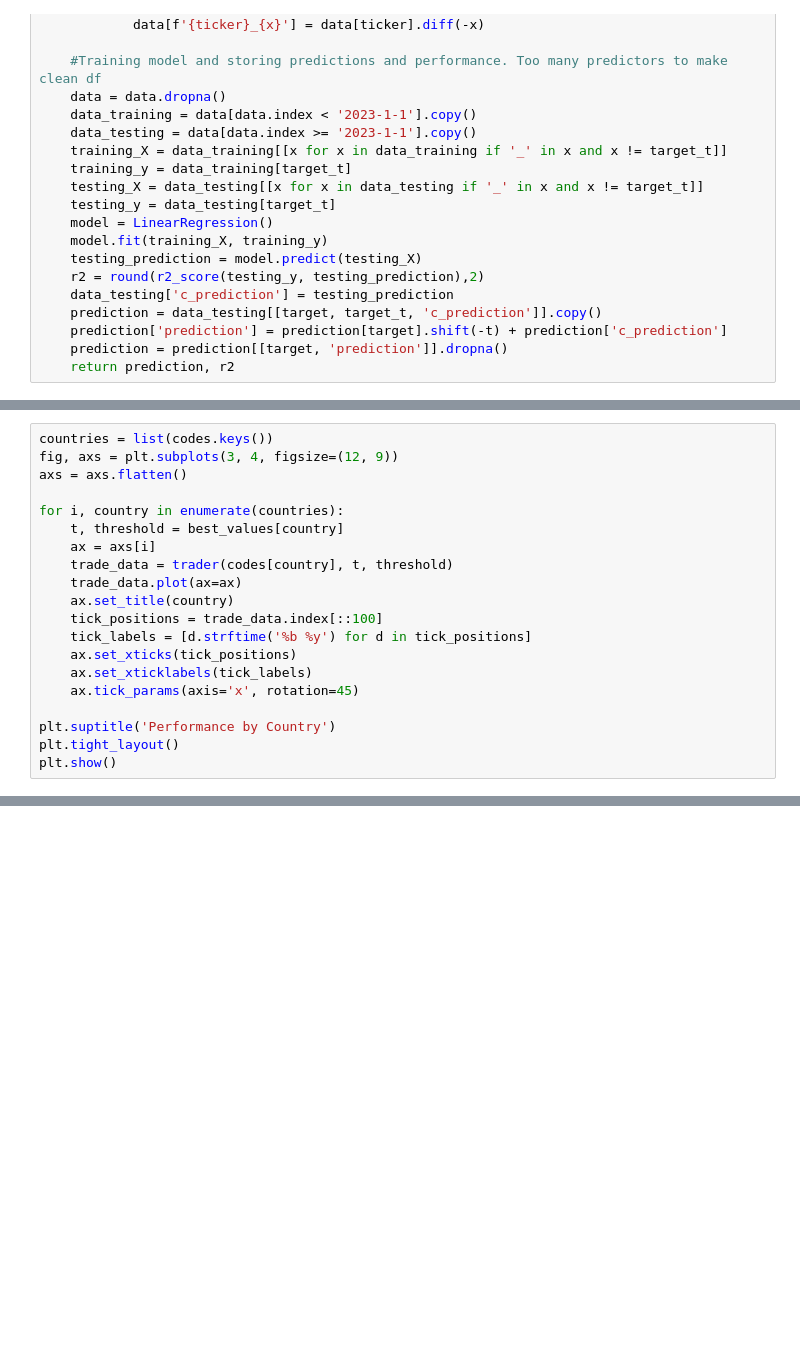
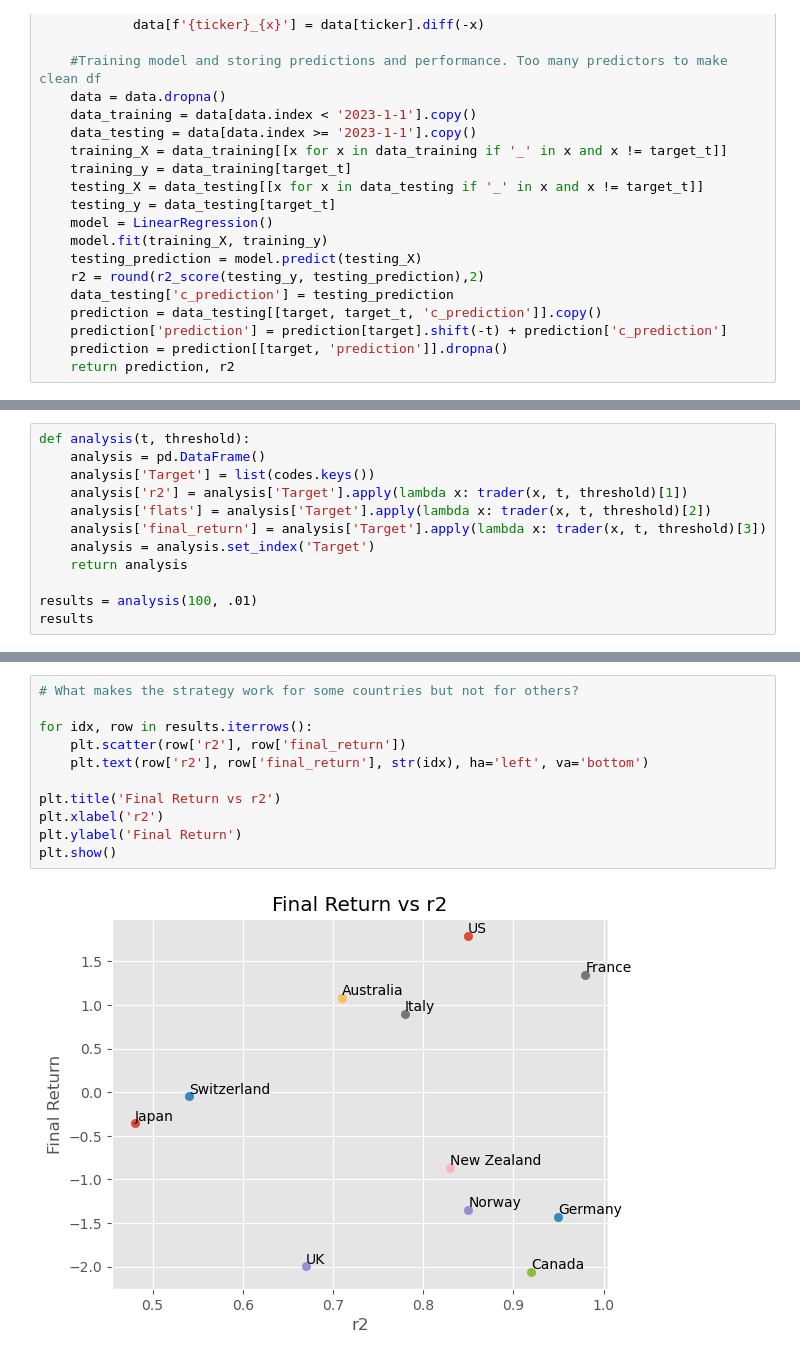
Before and after one commit to danjsabra/G10_RV, a Jupyter notebook: G10_RV.ipynb, the cells around one changed output, grey strips where cells are left out. Saved outputs shown, nothing was run; the diff lists cells and outputs as text; blank space fills up the shorter version.

```diff
--- a/G10_RV.ipynb
+++ b/G10_RV.ipynb
@@ -198,20 +191,0 @@ best_values['Italy'] = (100, .05)
-# %%
-countries = list(codes.keys())
-fig, axs = plt.subplots(3, 4, figsize=(12, 9))
-axs = axs.flatten()
-
-for i, country in enumerate(countries):
-    t, threshold = best_values[country]
-    ax = axs[i]
-    trade_data = trader(codes[country], t, threshold)
-    trade_data.plot(ax=ax)
-    ax.set_title(country)
-    tick_positions = trade_data.index[::100]
-    tick_labels = [d.strftime('%b %y') for d in tick_positions]
-    ax.set_xticks(tick_positions)
-    ax.set_xticklabels(tick_labels)
-    ax.tick_params(axis='x', rotation=45)
-
-plt.suptitle('Performance by Country')
-plt.tight_layout()
-plt.show()
@@ -219,0 +192,12 @@ plt.show()
+# %%
+def analysis(t, threshold):
+    analysis = pd.DataFrame()
+    analysis['Target'] = list(codes.keys())
+    analysis['r2'] = analysis['Target'].apply(lambda x: trader(x, t, threshold)[1])
+    analysis['flats'] = analysis['Target'].apply(lambda x: trader(x, t, threshold)[2])
+    analysis['final_return'] = analysis['Target'].apply(lambda x: trader(x, t, threshold)[3])
+    analysis = analysis.set_index('Target')
+    return analysis
+
+results = analysis(100, .01)
+results
@@ -219,0 +218,13 @@ plt.show()
+# %%
+# What makes the strategy work for some countries but not for others?
+
+for idx, row in results.iterrows():
+    plt.scatter(row['r2'], row['final_return'])
+    plt.text(row['r2'], row['final_return'], str(idx), ha='left', va='bottom')
+
+plt.title('Final Return vs r2')
+plt.xlabel('r2')
+plt.ylabel('Final Return')
+plt.show()
+# %% [output]
+[figure, added]
```
Also changed, not shown: parts of 16 cells of this notebook, 1 other file.
